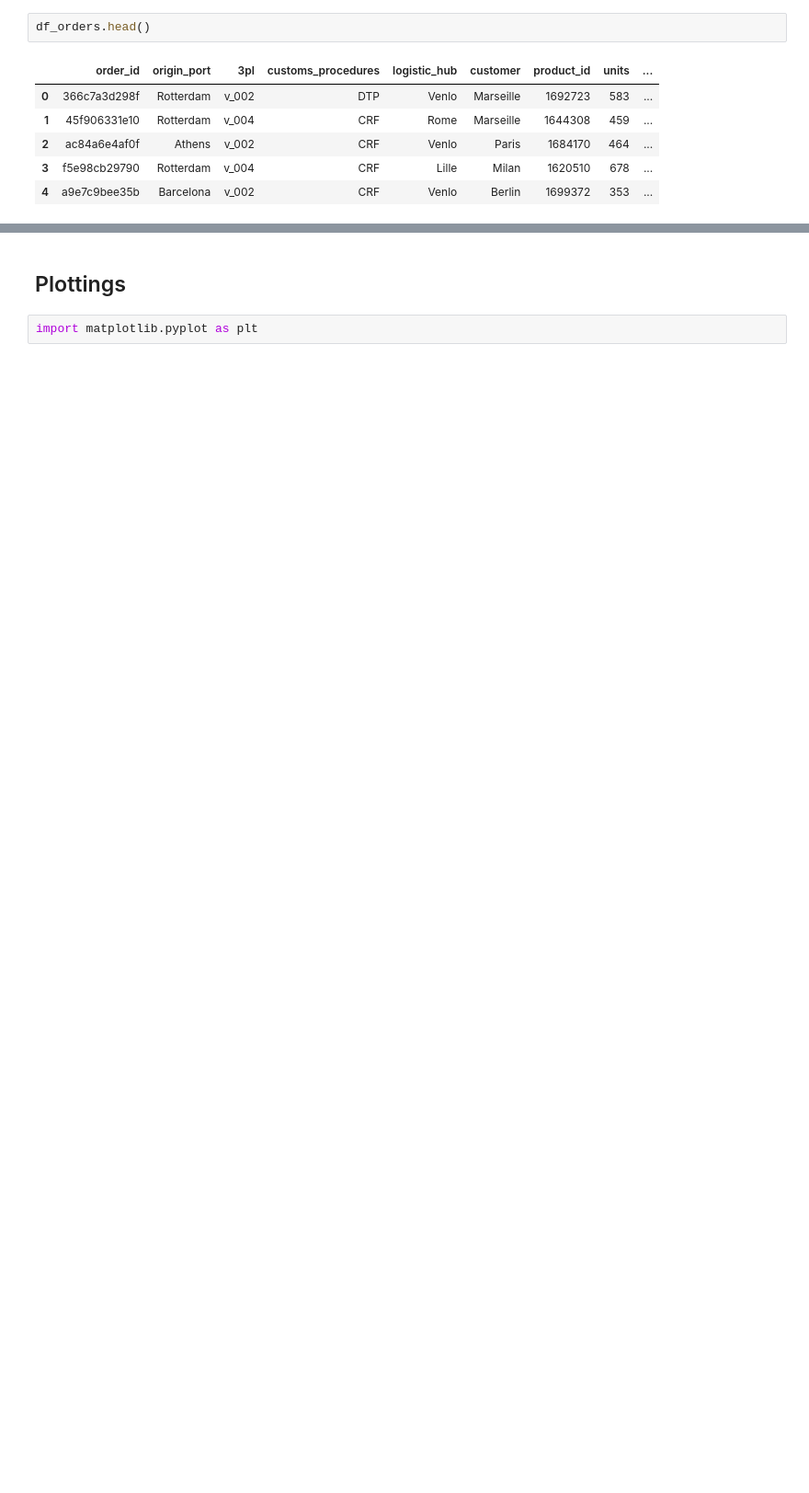
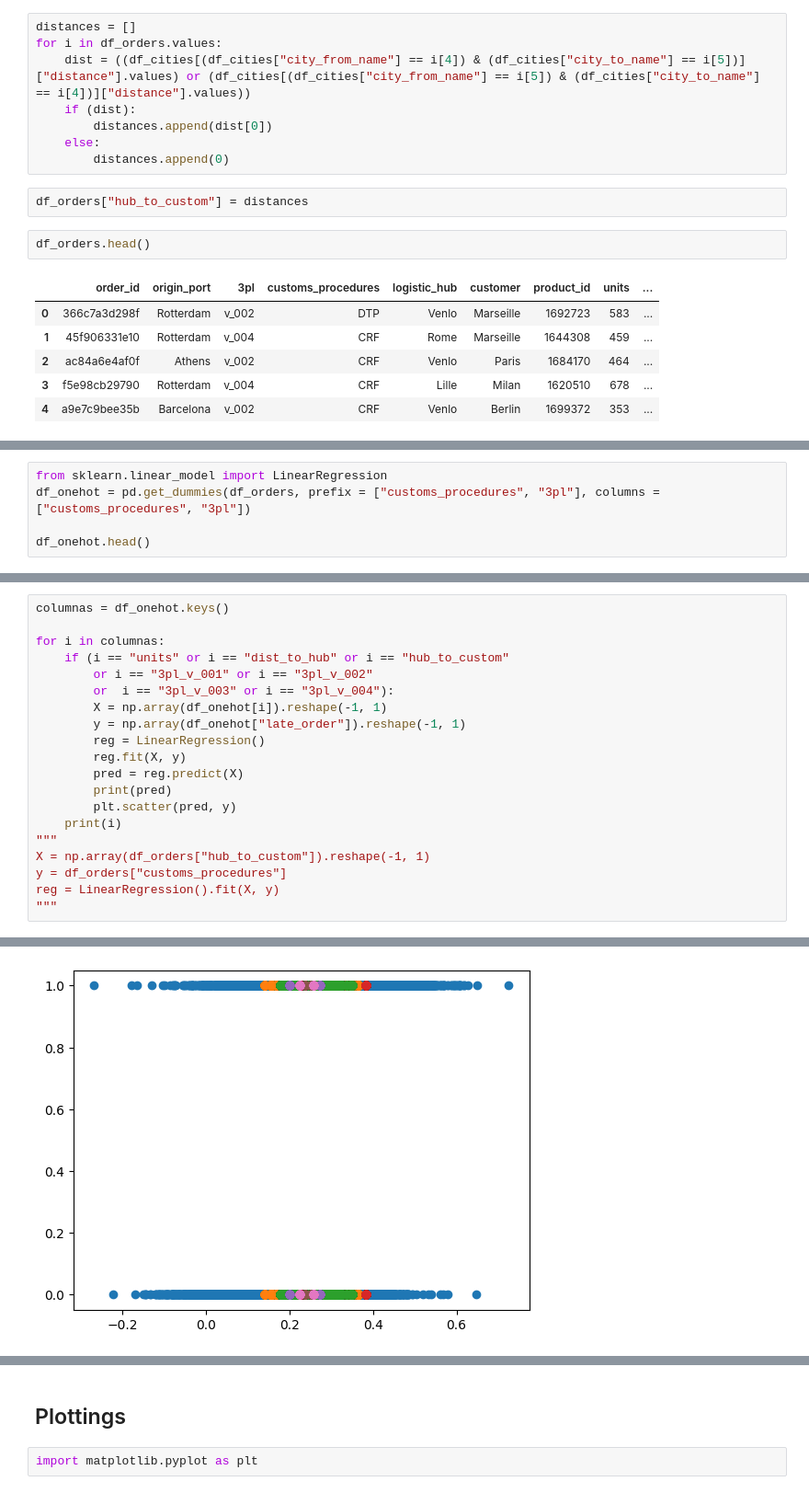
Before and after one commit to l0w3/datathon2022-alex-gerard-laia-joan, a Jupyter notebook: src/Datathon_FME_2022.ipynb, the cells around one changed output, grey strips where cells are left out. Shown at 92% size. Cells and saved outputs as stored; diff of their text form; blank space fills up the shorter version.

```diff
--- a/src/Datathon_FME_2022.ipynb
+++ b/src/Datathon_FME_2022.ipynb
@@ -42,3 +49,13 @@ df_orders["dist_to_hub"] = distances
+# %%
+distances = []
+for i in df_orders.values:
+    dist = ((df_cities[(df_cities["city_from_name"] == i[4]) & (df_cities["city_to_name"] == i[5])]["distance"].values) or (df_cities[(df_cities["city_from_name"] == i[5]) & (df_cities["city_to_name"] == i[4])]["distance"].values))
+    if (dist):
+        distances.append(dist[0])
+    else:
+        distances.append(0)
+# %%
+df_orders["hub_to_custom"] = distances
 # %%
 df_orders.head()
 # %% [output]
@@ -50,0 +72,5 @@ df_orders.head()
+# %%
+from sklearn.linear_model import LinearRegression
+df_onehot = pd.get_dummies(df_orders, prefix = ["customs_procedures", "3pl"], columns = ["customs_procedures", "3pl"])
+
+df_onehot.head()
@@ -50,0 +84,21 @@ df_orders.head()
+# %%
+columnas = df_onehot.keys()
+
+for i in columnas:
+    if (i == "units" or i == "dist_to_hub" or i == "hub_to_custom"
+        or i == "3pl_v_001" or i == "3pl_v_002"
+        or  i == "3pl_v_003" or i == "3pl_v_004"):
+        X = np.array(df_onehot[i]).reshape(-1, 1)
+        y = np.array(df_onehot["late_order"]).reshape(-1, 1)
+        reg = LinearRegression()
+        reg.fit(X, y)
+        pred = reg.predict(X)
+        print(pred)
+        plt.scatter(pred, y)
+    print(i)
+"""
+X = np.array(df_orders["hub_to_custom"]).reshape(-1, 1)
+y = df_orders["customs_procedures"]
+reg = LinearRegression().fit(X, y)
+"""
+# %% [output]
@@ -50,0 +123 @@ df_orders.head()
+[figure, added]
```
Also changed, not shown: parts of 22 cells of this notebook.
